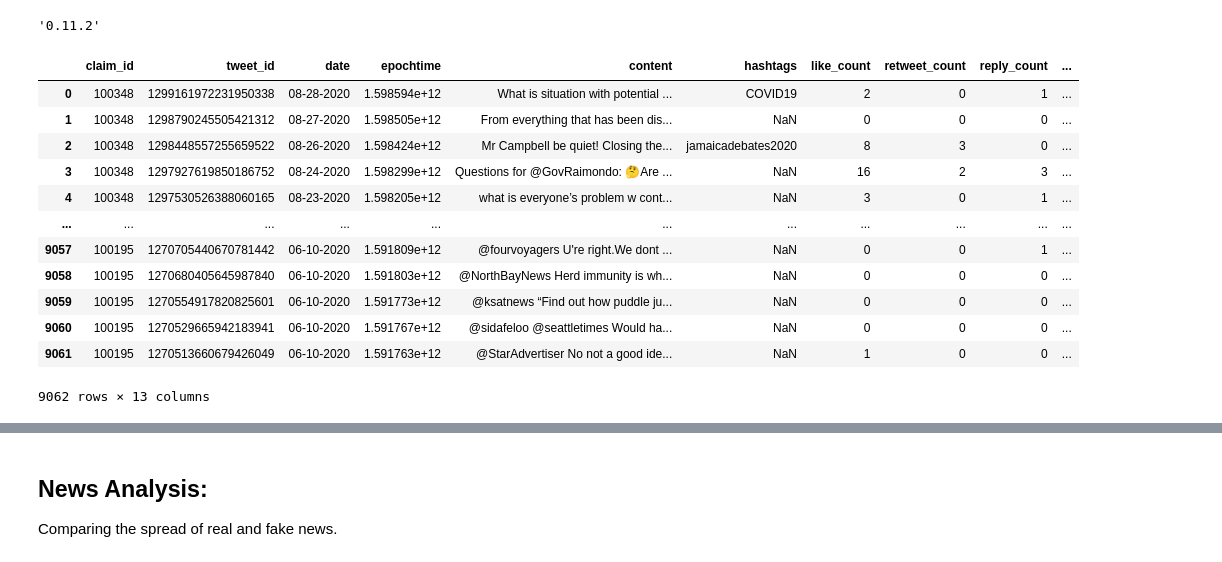
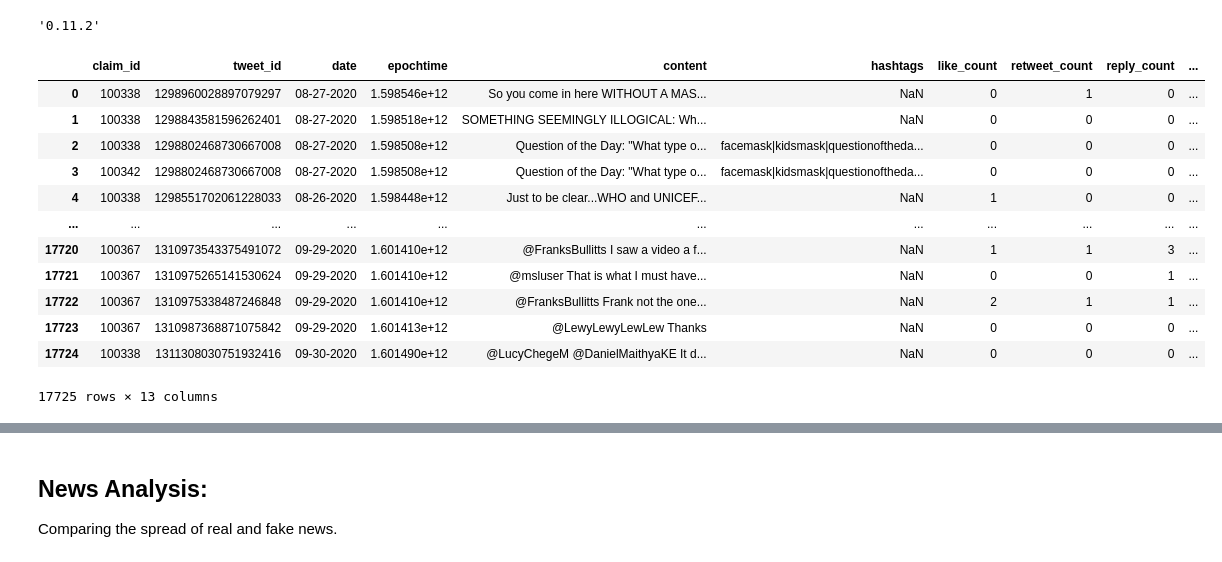
Before and after one commit to ecs2220/Hackathon-Fall-2021, a Jupyter notebook: analysis.ipynb, the cells around one changed output, grey strips where cells are left out. Saved outputs shown, nothing was run; the diff lists cells and outputs as text; code cells hidden in the pictures.

```diff
--- a/analysis.ipynb
+++ b/analysis.ipynb
@@ -44,26 +44,26 @@ sns.__version__
 # %%
 df_claim_twitter_api = pd.read_csv("twitterAPIData/claim_twitter.csv")
 df_claim_twitter_local = pd.read_csv("data/unifiedCSVs/raw_claim_twitter.csv")
 
-df_claim = df_claim_twitter_local.drop(columns=["date", "real_or_fake"]).merge(df_claim_twitter_api, left_on='tweet_id', right_on='tweet_id')
+df_claim = df_claim_twitter_local.drop(columns=["date", "real_or_fake"]).merge(df_claim_twitter_api, left_on='tweet_id', right_on='tweet_id', how="right")
 
 df_claim.to_csv("claim_and_twitter.csv")
 
 df_claim
 # %% [output]
 |  | claim_id | tweet_id | date | epochtime | content | hashtags | like_count | retweet_count | reply_count | ... |
-| 0 | 100348 | 1299161972231950338 | 08-28-2020 | 1.598594e+12 | What is situation with potential ... | COVID19 | 2 | 0 | 1 | ... |
-| 1 | 100348 | 1298790245505421312 | 08-27-2020 | 1.598505e+12 | From everything that has been dis... | NaN | 0 | 0 | 0 | ... |
-| 2 | 100348 | 1298448557255659522 | 08-26-2020 | 1.598424e+12 | Mr Campbell be quiet! Closing the... | jamaicadebates2020 | 8 | 3 | 0 | ... |
-| 3 | 100348 | 1297927619850186752 | 08-24-2020 | 1.598299e+12 | Questions for @GovRaimondo: 🤔Are ... | NaN | 16 | 2 | 3 | ... |
-| 4 | 100348 | 1297530526388060165 | 08-23-2020 | 1.598205e+12 | what is everyone’s problem w cont... | NaN | 3 | 0 | 1 | ... |
+| 0 | 100338 | 1298960028897079297 | 08-27-2020 | 1.598546e+12 | So you come in here WITHOUT A MAS... | NaN | 0 | 1 | 0 | ... |
+| 1 | 100338 | 1298843581596262401 | 08-27-2020 | 1.598518e+12 | SOMETHING SEEMINGLY ILLOGICAL: Wh... | NaN | 0 | 0 | 0 | ... |
+| 2 | 100338 | 1298802468730667008 | 08-27-2020 | 1.598508e+12 | Question of the Day: "What type o... | facemask|kidsmask|questionoftheda... | 0 | 0 | 0 | ... |
+| 3 | 100342 | 1298802468730667008 | 08-27-2020 | 1.598508e+12 | Question of the Day: "What type o... | facemask|kidsmask|questionoftheda... | 0 | 0 | 0 | ... |
+| 4 | 100338 | 1298551702061228033 | 08-26-2020 | 1.598448e+12 | Just to be clear...WHO and UNICEF... | NaN | 1 | 0 | 0 | ... |
 | ... | ... | ... | ... | ... | ... | ... | ... | ... | ... | ... |
-| 9057 | 100195 | 1270705440670781442 | 06-10-2020 | 1.591809e+12 | @fourvoyagers U're right.We dont ... | NaN | 0 | 0 | 1 | ... |
-| 9058 | 100195 | 1270680405645987840 | 06-10-2020 | 1.591803e+12 | @NorthBayNews Herd immunity is wh... | NaN | 0 | 0 | 0 | ... |
-| 9059 | 100195 | 1270554917820825601 | 06-10-2020 | 1.591773e+12 | @ksatnews “Find out how puddle ju... | NaN | 0 | 0 | 0 | ... |
-| 9060 | 100195 | 1270529665942183941 | 06-10-2020 | 1.591767e+12 | @sidafeloo @seattletimes Would ha... | NaN | 0 | 0 | 0 | ... |
-| 9061 | 100195 | 1270513660679426049 | 06-10-2020 | 1.591763e+12 | @StarAdvertiser No not a good ide... | NaN | 1 | 0 | 0 | ... |
+| 17720 | 100367 | 1310973543375491072 | 09-29-2020 | 1.601410e+12 | @FranksBullitts I saw a video a f... | NaN | 1 | 1 | 3 | ... |
+| 17721 | 100367 | 1310975265141530624 | 09-29-2020 | 1.601410e+12 | @msluser That is what I must have... | NaN | 0 | 0 | 1 | ... |
+| 17722 | 100367 | 1310975338487246848 | 09-29-2020 | 1.601410e+12 | @FranksBullitts Frank not the one... | NaN | 2 | 1 | 1 | ... |
+| 17723 | 100367 | 1310987368871075842 | 09-29-2020 | 1.601413e+12 | @LewyLewyLewLew Thanks | NaN | 0 | 0 | 0 | ... |
+| 17724 | 100338 | 1311308030751932416 | 09-30-2020 | 1.601490e+12 | @LucyChegeM @DanielMaithyaKE It d... | NaN | 0 | 0 | 0 | ... |
-9062 rows × 13 columns
+17725 rows × 13 columns
 # %%
 # Count of real and fake tweets per day sumed over all claims
 # Also relative plots
```
Also changed, not shown: parts of 2 cells of this notebook, 2 other files.
